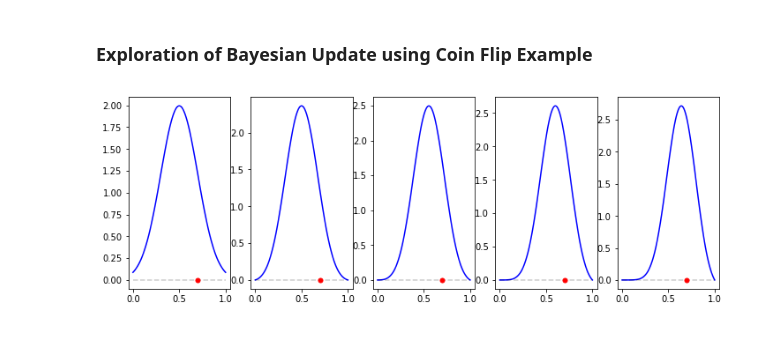
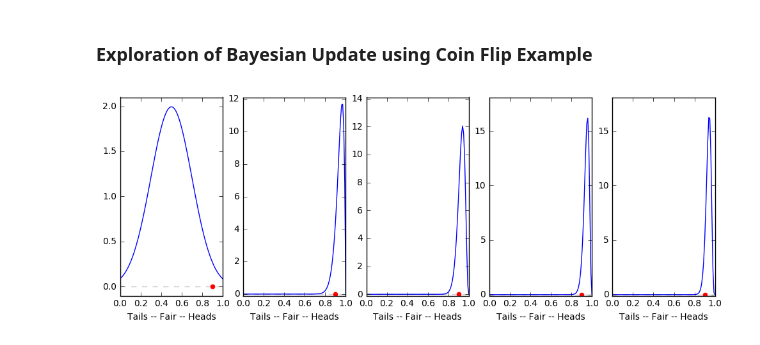
Before and after one commit to jyoshimi/BayesStuff, a Jupyter notebook: Coin_Flip.ipynb, the cells around one changed output. Drawn from its saved outputs; the diff is of its cells as text; code cells hidden in the pictures.

Commit message:
minor improvements to graphics on other machines and a few other thigns

```diff
--- a/Coin_Flip.ipynb
+++ b/Coin_Flip.ipynb
@@ -9,16 +9,16 @@ import scipy.stats as stats
 # Hypothesis space: possible biases on the coin
 biases = np.linspace(0,1,100)
 # Actual bias on coin. .5 is fair.   .8 is 80% heads, etc.
-true_bias = 0.8
+true_bias = 0.9
 # %%
-# Uncomment one of these lines to select a prior
+# Uncomment one of these lines to select a prior (initial votes for all hypotheses)
 # prior = 2 - stats.norm.pdf(biases,true_bias,.2) # "Upside down" around true bias. A kind of worst case
 prior = stats.norm.pdf(biases,.5,.2) # Gaussian around .5
 # prior = stats.uniform.pdf(biases) # Uniform
 
 
 num_iterations = 5 # Iterations of Bayesian update. TODO: Allow for grid
-n_flips = 1 # Number of coin flips at each iteration
+n_flips = 20 # Number of coin flips at each iteration
 
 fig = plt.gcf()
 fig.set_size_inches(12,4)
@@ -26,33 +26,38 @@ fig.set_size_inches(12,4)
 # Do num_iterations of Bayesian update
 for i in range(num_iterations):
 
     # Flip the coin n_flips times.
     flips = stats.bernoulli.rvs(true_bias, size=n_flips)
     num_heads = flips.sum()
 
     # Compute the likelihood.  p(D|H)
     likelihood = stats.binom.pmf(num_heads, n_flips, biases)
 
     # Increment subplot
-    plt.subplot(1, num_iterations, i+1)
+    ax = plt.subplot(1, num_iterations, i+1)
 
     # Plot initial prior: p(H)
     if i == 0:
         plt.plot(biases,prior,'b')
 
     # Bayes! Compute posterior: p(H|D) = p(H)p(D|H)/p(E)
     posterior = (prior*likelihood)/np.trapz(prior*likelihood,biases)
 
     # Plot posterior
     if (i > 0):
         plt.plot(biases,posterior, 'b')
 
     # Plot the true bias
-    ymin,ymax = plt.ylim()
     plt.plot([0,1],[0,0],'k--', alpha=.2)
     plt.plot(true_bias, 0, '.r', markersize=10)
+    # How in love will you be
+    plt.xlabel("Tails -- Fair -- Heads")
+
+    # Hack to get extra padding
+    ymax = ax.get_ylim()[1]
+    ax.set_ylim([-.1,ymax + .1])
 
     # Set the prior for the next iteration to be the curent posterior
     prior = posterior
 # %% [output]
-[figure, old version]
+[figure, new version]
```
